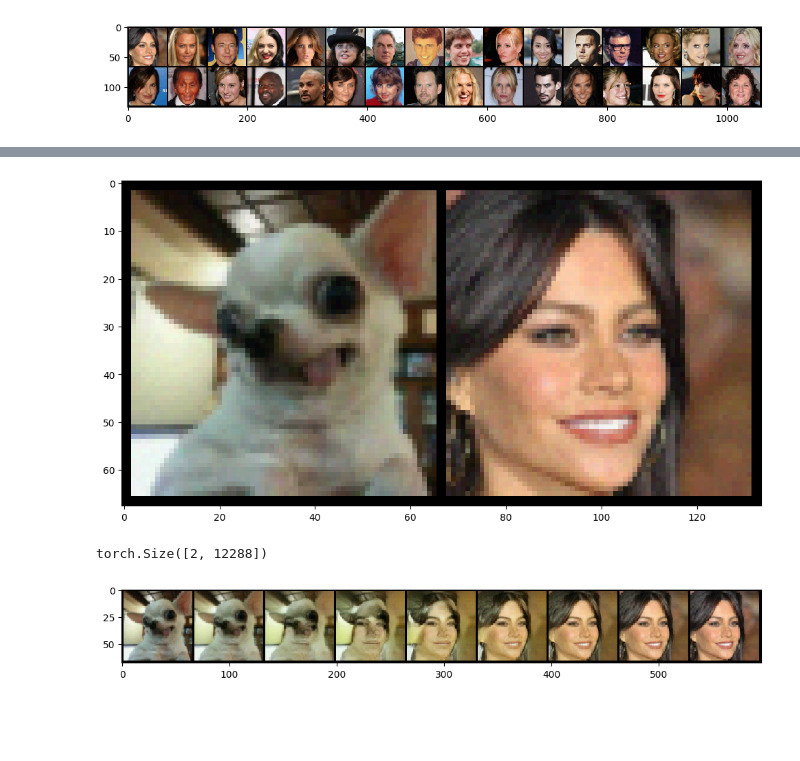
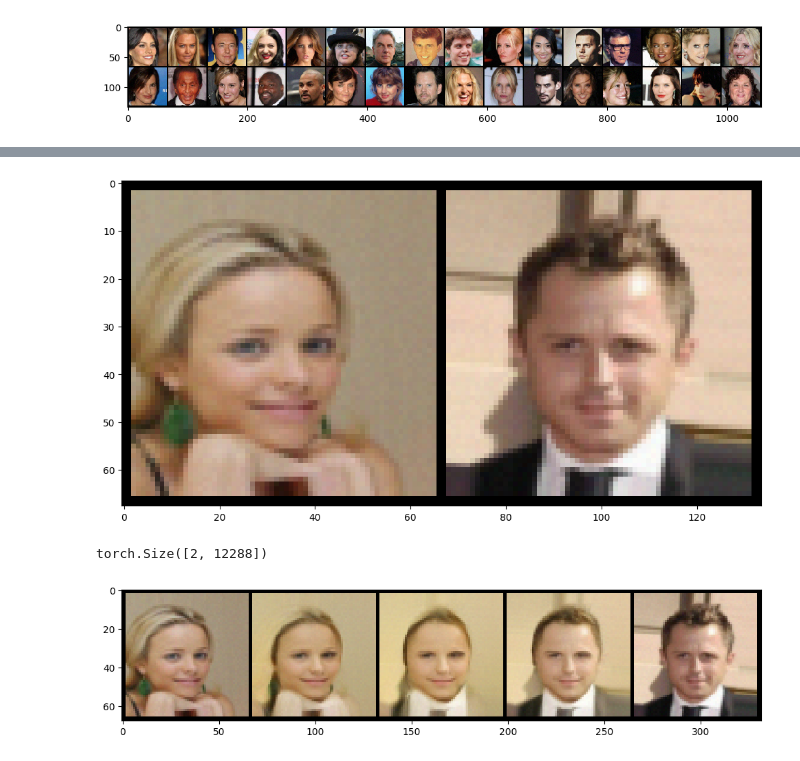
Before and after one commit to George0828Zhang/gradient-origin-morph, a Jupyter notebook: ResFlow.ipynb, the cells around one changed output, grey strips where cells are left out. Saved outputs shown, nothing was run; the diff lists cells and outputs as text; code cells hidden in the pictures; blank space fills up the shorter version.

```diff
--- a/ResFlow.ipynb
+++ b/ResFlow.ipynb
@@ -295,16 +293,15 @@ def load_external(path):
     return test1
 
 x = torch.stack((
-    load_external("../imgs/chihuahua.jpg"),
-    batch_input[0],
-#     load_external("../imgs/marvin.png"),
+    load_external("../imgs/rachel.jpg"),
+    load_external("../imgs/guy.jpg"),
 ), dim=0)
 # %%
 show(make_grid(x.flip(dims=(1,)), normalize=True,
                         nrow=2,
                         range=(0, 1),))
 # %% [output]
-[figure, old version]
+[figure, new version]
 # %%
 x = x.to(device)
 if args.squeeze_first: x = squeeze_layer(x)
@@ -315,7 +312,7 @@ z.shape
 torch.Size([2, 12288])
 # %%
 # Linearly interpolate latent space
-L = 9
+L = 5
 
 space = torch.tensor(np.linspace(0,1,L)).type_as(z).view(-1, 1)
 z_inters = (1-space)*z[0:1] + space*z[1:2]
@@ -329,9 +326,9 @@ with torch.no_grad():
 # %%
 imgs = recon_imgs.flip(dims=(1,)).cpu().float()
 show(make_grid(imgs, normalize=True,
-                        nrow=16,
+                        nrow=L,
                         range=(0, 1),))
 # %% [output]
-[figure, old version]
+[figure, new version]
 # %%
 test1.shape
```
Also changed, not shown: parts of 3 cells of this notebook, 2 other files.
